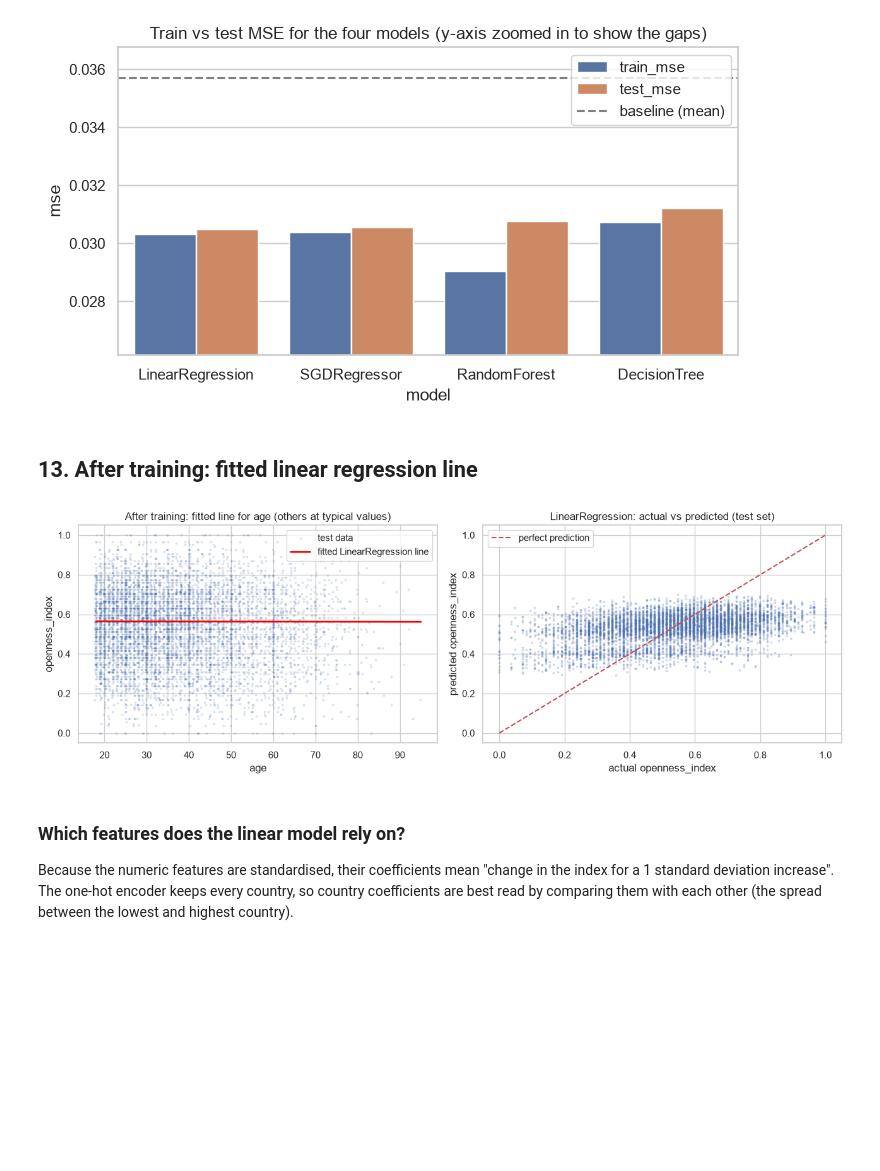
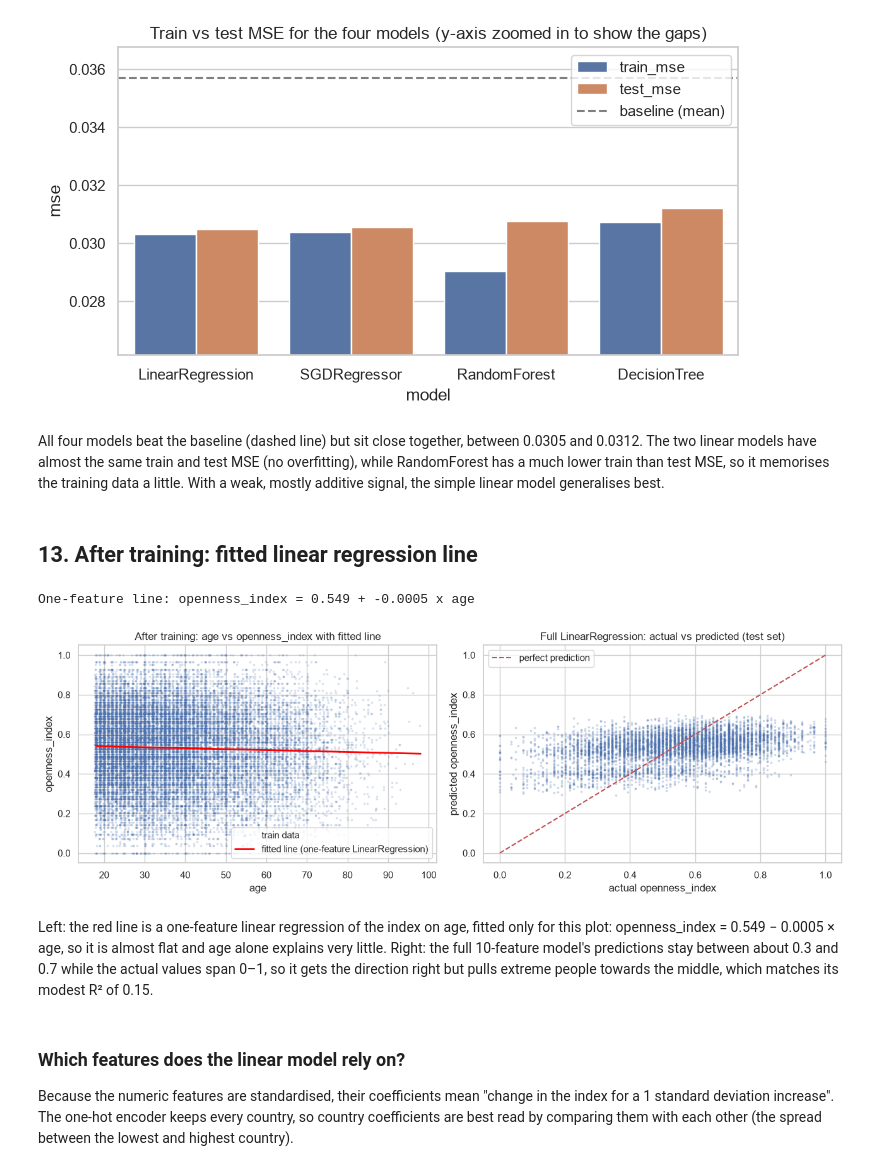
Before and after one commit to nellybutera/linear_regression_model, a Jupyter notebook: summative/linear_regression/multivariate.ipynb, the cells around one changed output. Cells and saved outputs as stored; diff of their text form; code cells hidden in the pictures; blank space fills up the shorter version.

Commit message:
add plot notes, epoch test and one feature line to notebook

```diff
--- a/summative/linear_regression/multivariate.ipynb
+++ b/summative/linear_regression/multivariate.ipynb
@@ -563,40 +592,45 @@ plt.legend()
 plt.show()
 # %% [output]
 [figure]
+# %% [markdown]
+All four models beat the baseline (dashed line) but sit close together, between 0.0305 and 0.0312. The two linear models have almost the same train and test MSE (no overfitting), while RandomForest has a much lower train than test MSE, so it memorises the training data a little. With a weak, mostly additive signal, the simple linear model generalises best.
 # %% [markdown]
 ## 13. After training: fitted linear regression line
-# %%
-lin = models["LinearRegression"]
-lin_test_pred = lin.predict(X_test)
-
-fig, axes = plt.subplots(1, 2, figsize=(13, 4.5))
-
-# Fitted line from the trained model itself: change only this feature and keep every other feature
-# at a typical value (median for numbers, most common answer for categories)
-axes[0].scatter(X_test[best_num] + np.random.default_rng(2).uniform(-0.25, 0.25, len(X_test)), y_test, s=3, alpha=0.15, label="test data")
-typical = {c: X_train[c].median() for c in NUMERIC_FEATURES}
-typical.update({c: X_train[c].mode()[0] for c in CATEGORICAL_FEATURES})
-xs = np.linspace(X_test[best_num].min(), X_test[best_num].max(), 50)
-line_rows = pd.DataFrame([typical] * len(xs))[FEATURES]
-line_rows[best_num] = xs
-axes[0].plot(xs, lin.predict(line_rows), color="red", linewidth=2, label="fitted LinearRegression line")
-axes[0].set_xlabel(best_num)
-axes[0].set_ylabel(TARGET)
-axes[0].set_title(f"After training: fitted line for {best_num} (others at typical values)")
-axes[0].legend()
-
-# Actual vs predicted for all features together
-axes[1].scatter(y_test, lin_test_pred, s=3, alpha=0.2)
-line = np.linspace(0, 1, 10)
-axes[1].plot(line, line, "r--", label="perfect prediction")
-axes[1].set_xlabel("actual openness_index")
-axes[1].set_ylabel("predicted openness_index")
-axes[1].set_title("LinearRegression: actual vs predicted (test set)")
-axes[1].legend()
-plt.tight_layout()
-plt.show()
-# %% [output]
-[figure, removed]
+# %%
+lin = models["LinearRegression"]
+lin_test_pred = lin.predict(X_test)
+
+fig, axes = plt.subplots(1, 2, figsize=(13, 4.5))
+
+# Same scatter as the "before" plot, with a fitted line from a ONE-feature linear regression.
+# This small model is only for drawing the line; the real model uses all 10 features.
+one_feature_lr = LinearRegression().fit(X_train[[best_num]], y_train)
+axes[0].scatter(X_train[best_num] + np.random.default_rng(1).uniform(-0.25, 0.25, len(X_train)), y_train,
+                s=3, alpha=0.15, label="train data")
+xs = np.linspace(X_train[best_num].min(), X_train[best_num].max(), 50)
+axes[0].plot(xs, one_feature_lr.predict(pd.DataFrame({best_num: xs})), color="red", linewidth=2,
+             label="fitted line (one-feature LinearRegression)")
+axes[0].set_xlabel(best_num)
+axes[0].set_ylabel(TARGET)
+axes[0].set_title(f"After training: {best_num} vs openness_index with fitted line")
+axes[0].legend()
+print(f"One-feature line: openness_index = {one_feature_lr.intercept_:.3f} + {one_feature_lr.coef_[0]:.4f} x {best_num}")
+
+# Actual vs predicted for the full 10-feature LinearRegression
+axes[1].scatter(y_test, lin_test_pred, s=3, alpha=0.2)
+line = np.linspace(0, 1, 10)
+axes[1].plot(line, line, "r--", label="perfect prediction")
+axes[1].set_xlabel("actual openness_index")
+axes[1].set_ylabel("predicted openness_index")
+axes[1].set_title("Full LinearRegression: actual vs predicted (test set)")
+axes[1].legend()
+plt.tight_layout()
+plt.show()
+# %% [output]
+One-feature line: openness_index = 0.549 + -0.0005 x age
+[figure, added]
+# %% [markdown]
+Left: the red line is a one-feature linear regression of the index on age, fitted only for this plot: openness_index = 0.549 − 0.0005 × age, so it is almost flat and age alone explains very little. Right: the full 10-feature model's predictions stay between about 0.3 and 0.7 while the actual values span 0–1, so it gets the direction right but pulls extreme people towards the middle, which matches its modest R² of 0.15.
 # %% [markdown]
 ### Which features does the linear model rely on?
 
```
Also changed, not shown: parts of 12 cells of this notebook, 1 other file.
